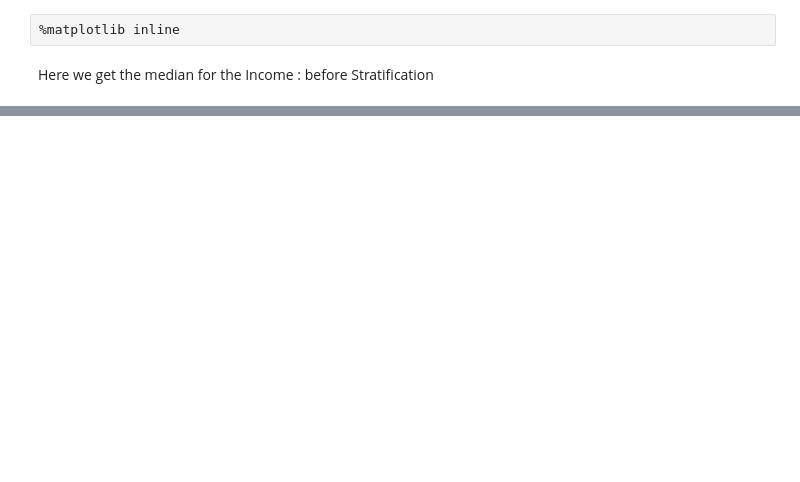
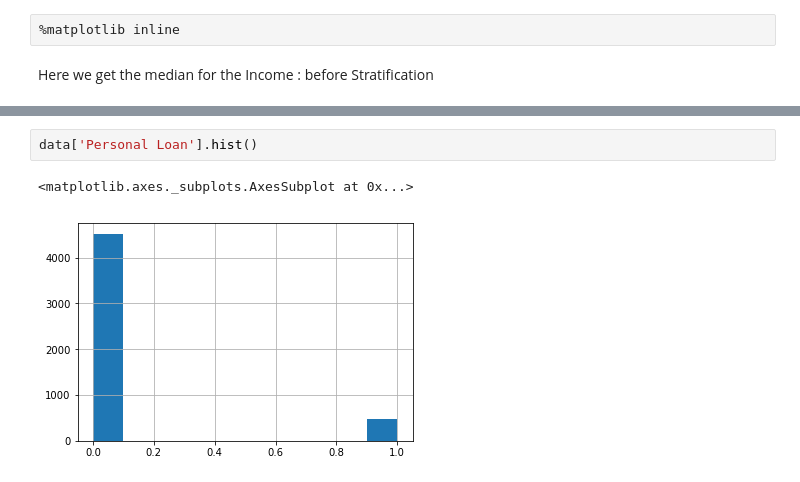
Before and after one commit to akkhil2012/MachineLearning, a Jupyter notebook: scikit_learn/LinearRegressionLoan.ipynb, the cells around one changed output, grey strips where cells are left out. Drawn from its saved outputs; the diff is of its cells as text; blank space fills up the shorter version.

```diff
--- a/scikit_learn/LinearRegressionLoan.ipynb
+++ b/scikit_learn/LinearRegressionLoan.ipynb
@@ -326,0 +230,5 @@ display(Image('test.png', width=1900, height=2000, unconfined=True))
+# %%
+data['Personal Loan'].hist()
+# %% [output]
+<matplotlib.axes._subplots.AxesSubplot at 0x...>
+[figure, added]
```
Also changed, not shown: parts of 44 cells of this notebook.
